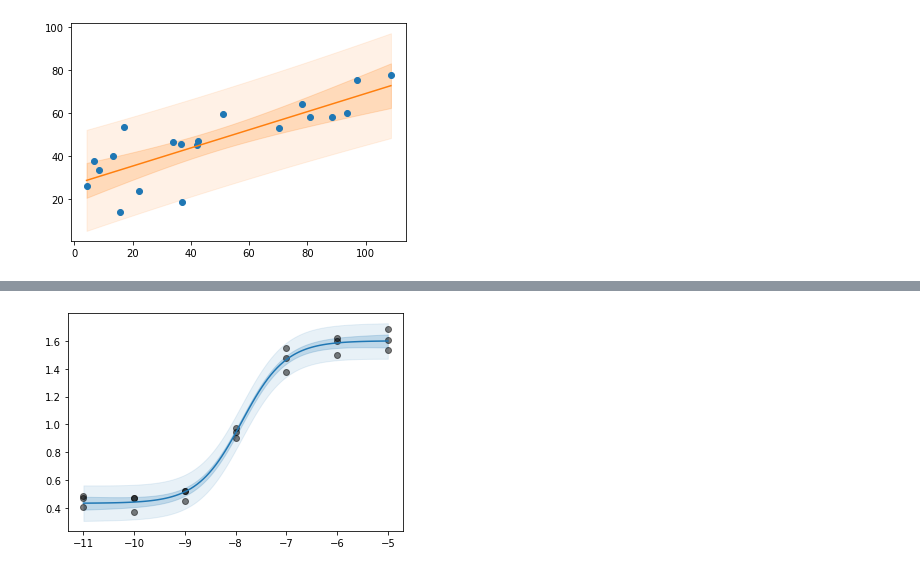
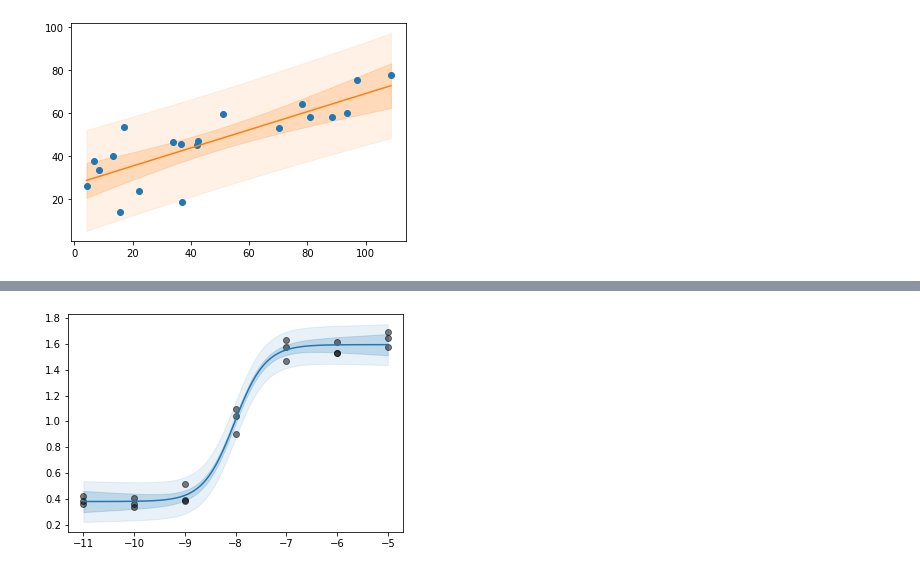
Before and after one commit to JohnGoertz/Benchtop-Python, a Jupyter notebook: 01_PlottingUncertainty.ipynb, the cells around one changed output, grey strips where cells are left out. Saved outputs shown, nothing was run; the diff lists cells and outputs as text; code cells hidden in the pictures.

```diff
--- a/Plotting_uncertainty.ipynb
+++ b/01_PlottingUncertainty.ipynb
@@ -161,6 +204,5 @@ Let's say you have data from a logistic curve
 # %%
-def Hill_eq(x,S0,Smax,x_inflect,b):
-    return S0 + ( Smax - S0 )/( 1 + 10**(x_inflect-x)*b )
+np.random.seed(42)           # For reproducibility
 
 c = concentrations = 10**-np.arange(5.,12.)
 lg_c = np.log10(c)
@@ -168,18 +210,3 @@ r = response = Hill_eq(lg_c,0.3,1.5,-8,1.4)
 
 n_reps = 3
 data = np.tile(r,[n_reps,1]).T + np.random.rand(c.size,n_reps)*0.2
-
-# Guess parameters
-S0_g = data.min()
-Smax_g = data.max()
-x_inflect_g = lg_c[np.argmax(r < (Smax_g-S0_g)/2+S0_g)]
-b_g = 1
-
-flat_lg_c = np.tile(lg_c,[3,1]).T.flatten()
-flat_data = data.flatten()
-
-Hill_eq(tile_lg_c,0.3,1.5,-8,1.4)
-
-p_opt_Hill, p_cov_Hill = opt.curve_fit(Hill_eq, flat_lg_c, flat_data,
-                                       p0 = (S0_g, Smax_g, x_inflect_g, b_g))
-print(p_opt_Hill)
@@ -187,0 +217,7 @@ print(p_opt_Hill)
+# %%
+# Guess parameters
+S0_g = data.min()
+Smax_g = data.max()
+x_crit_g = lg_c[np.argmax(data[:,0] < (Smax_g-S0_g)/2+S0_g)]
+b_g = 1
+guesses = (S0_g, Smax_g, x_crit_g, b_g)
@@ -187,0 +226,4 @@ print(p_opt_Hill)
+# %%
+p_opt_Hill, p_cov_Hill = opt.curve_fit(Hill_eq, lg_c, data.mean(1), sigma = data.std(1),
+                                       p0 = guesses)
+print(p_opt_Hill)
@@ -198,13 +247,14 @@ plt.plot(cplot,hill_y,'C0')
 # %%
 def fit_intervals(func,p_opt,x,y,xplot):
-    res = y - func(x,*p_opt)
+    tile_x = np.tile(x,[y.size//x.size,1]).T
     n = y.size
     m = p_opt.size
-    dof = n-m                                # Degrees of freedom
-    t = stats.t.ppf(0.975, n - m)                # Student's t distribution
-    chi2 = np.sum((res / func(x,*p_opt))**2)          # chi-squared; estimates error in data
-    chi2_red = chi2 / dof                   # reduced chi-squared; measures goodness of fit
-    s_err = np.sqrt(np.sum(res**2) / dof)      # standard error of the fit at each point
+    dof = n-m                                                # Degrees of freedom
+    res = y - func(tile_x,*p_opt)   # Residuals
+    t = stats.t.ppf(0.975, n - m)                            # Student's t distribution
+    chi2 = np.sum((res / func(tile_x,*p_opt))**2)                 # chi-squared; estimates error in data
+    chi2_red = chi2 / dof                                    # reduced chi-squared; measures goodness of fit
+    s_err = np.sqrt(np.sum(res**2) / dof)                    # standard error of the fit at each point
 
     ci = t * s_err * np.sqrt(1/n + (xplot - np.mean(x))**2 / np.sum((x - np.mean(x))**2))
 
@@ -212,11 +262,11 @@ def fit_intervals(func,p_opt,x,y,xplot):
 
     return ci, pi
 # %%
-hill_ci, hill_pi = fit_intervals(Hill_eq,p_opt_Hill,flat_lg_c,flat_data,cplot)
+hill_ci, hill_pi = fit_intervals(Hill_eq,p_opt_Hill,lg_c,data,cplot)
 
 plt.plot(lg_c,data,'ko', alpha = 0.5)
 plt.fill_between(cplot, hill_y + hill_pi, hill_y - hill_pi, color = 'C0', alpha = 0.1)
 plt.fill_between(cplot, hill_y + hill_ci, hill_y - hill_ci, color = 'C0', alpha = 0.2)
 plt.plot(cplot,hill_y,'C0');
 # %% [output]
-[figure, old version]
+[figure, new version]
```
Also changed, not shown: parts of 29 cells of this notebook.
